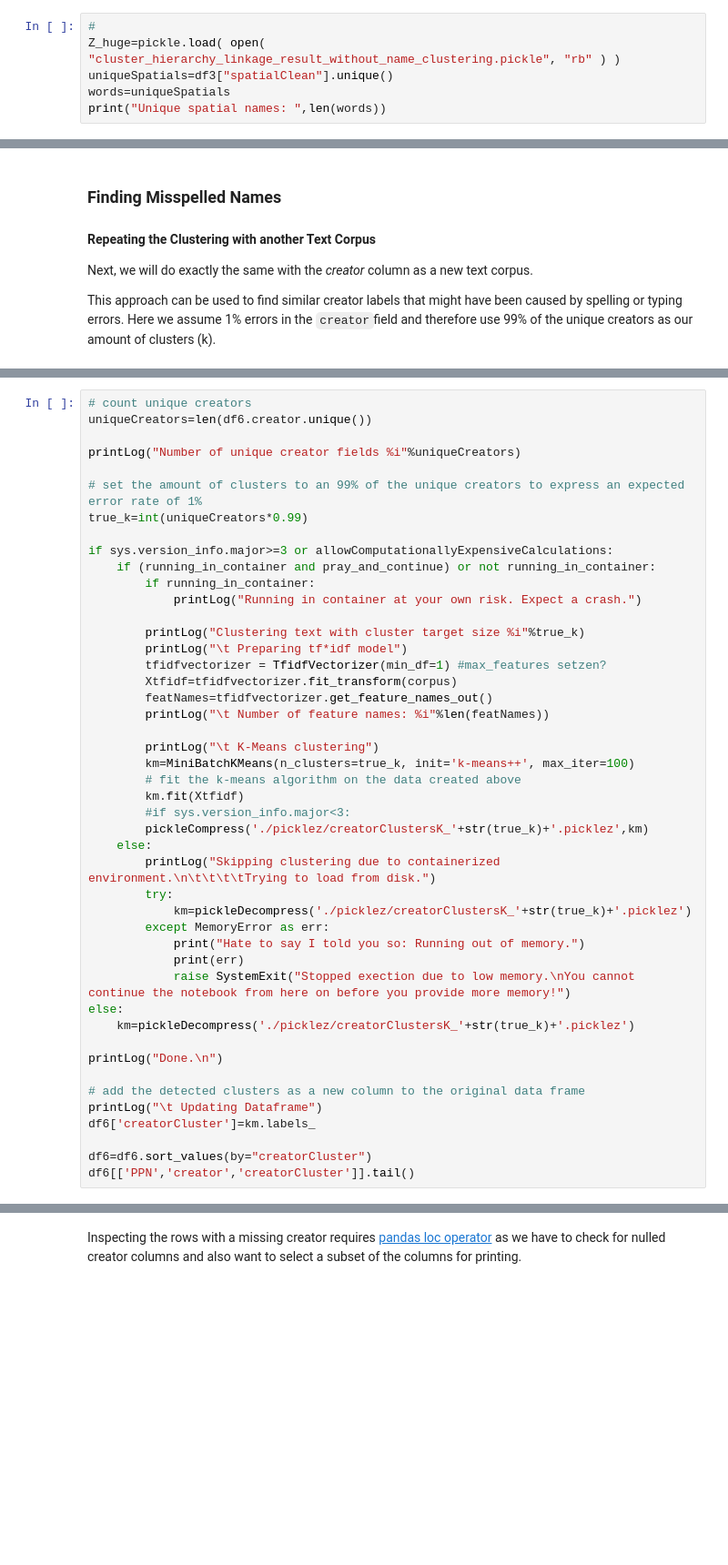
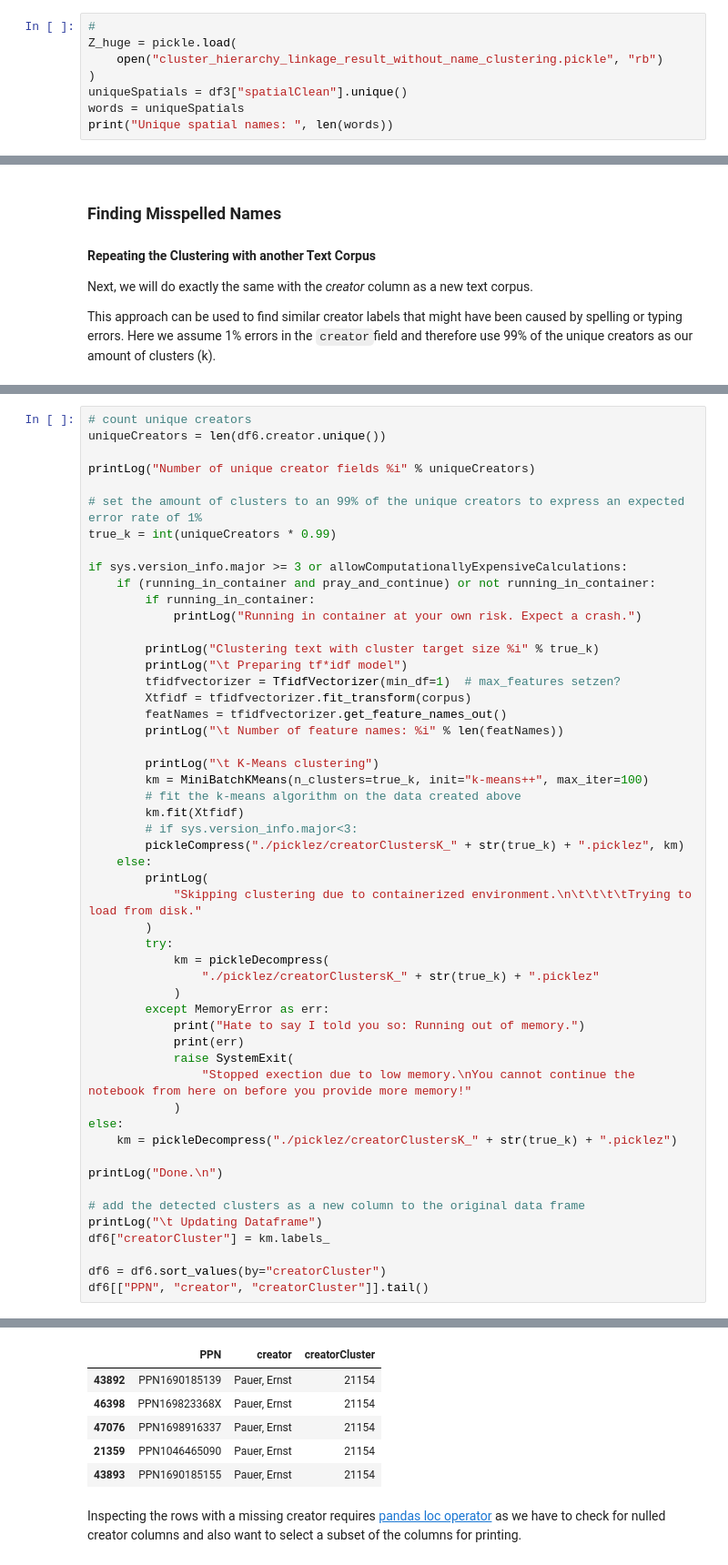
Before and after one commit to elektrobohemian/SBBrowse2018, a Jupyter notebook: DataProcessing.ipynb, the cells around one changed output, grey strips where cells are left out. Shown at 91% size. Cells and saved outputs as stored; diff of their text form; blank space fills up the shorter version.

```diff
--- a/DataProcessing.ipynb
+++ b/DataProcessing.ipynb
@@ -1566,10 +1647,12 @@ def getClusterID(data):
 __Safe to continue from here if you can provide 'cluster_hierarchy_linkage_result_without_name_clustering.pickle'__
 # %%
 #
-Z_huge=pickle.load( open( "cluster_hierarchy_linkage_result_without_name_clustering.pickle", "rb" ) )
-uniqueSpatials=df3["spatialClean"].unique()
-words=uniqueSpatials
-print("Unique spatial names: ",len(words))
+Z_huge = pickle.load(
+    open("cluster_hierarchy_linkage_result_without_name_clustering.pickle", "rb")
+)
+uniqueSpatials = df3["spatialClean"].unique()
+words = uniqueSpatials
+print("Unique spatial names: ", len(words))
 # %% [output]
 Unique spatial names:  4739
 # %%
@@ -2886,46 +3073,53 @@ corpus
 # %%
 # count unique creators
-uniqueCreators=len(df6.creator.unique())
+uniqueCreators = len(df6.creator.unique())
 
-printLog("Number of unique creator fields %i"%uniqueCreators)
+printLog("Number of unique creator fields %i" % uniqueCreators)
 
 # set the amount of clusters to an 99% of the unique creators to express an expected error rate of 1%
-true_k=int(uniqueCreators*0.99)
+true_k = int(uniqueCreators * 0.99)
 
-if sys.version_info.major>=3 or allowComputationallyExpensiveCalculations:
+if sys.version_info.major >= 3 or allowComputationallyExpensiveCalculations:
     if (running_in_container and pray_and_continue) or not running_in_container:
         if running_in_container:
             printLog("Running in container at your own risk. Expect a crash.")
 
-        printLog("Clustering text with cluster target size %i"%true_k)
+        printLog("Clustering text with cluster target size %i" % true_k)
         printLog("\t Preparing tf*idf model")
-        tfidfvectorizer = TfidfVectorizer(min_df=1) #max_features setzen?
-        Xtfidf=tfidfvectorizer.fit_transform(corpus)
-        featNames=tfidfvectorizer.get_feature_names_out()
-        printLog("\t Number of feature names: %i"%len(featNames))
+        tfidfvectorizer = TfidfVectorizer(min_df=1)  # max_features setzen?
+        Xtfidf = tfidfvectorizer.fit_transform(corpus)
+        featNames = tfidfvectorizer.get_feature_names_out()
+        printLog("\t Number of feature names: %i" % len(featNames))
 
         printLog("\t K-Means clustering")
-        km=MiniBatchKMeans(n_clusters=true_k, init='k-means++', max_iter=100)
+        km = MiniBatchKMeans(n_clusters=true_k, init="k-means++", max_iter=100)
         # fit the k-means algorithm on the data created above
         km.fit(Xtfidf)
-        #if sys.version_info.major<3:
-        pickleCompress('./picklez/creatorClustersK_'+str(true_k)+'.picklez',km)
+        # if sys.version_info.major<3:
+        pickleCompress("./picklez/creatorClustersK_" + str(true_k) + ".picklez", km)
     else:
-        printLog("Skipping clustering due to containerized environment.\n\t\t\t\tTrying to load from disk.")
+        printLog(
+            "Skipping clustering due to containerized environment.\n\t\t\t\tTrying to load from disk."
+        )
         try:
-            km=pickleDecompress('./picklez/creatorClustersK_'+str(true_k)+'.picklez')
+            km = pickleDecompress(
+                "./picklez/creatorClustersK_" + str(true_k) + ".picklez"
+            )
         except MemoryError as err:
             print("Hate to say I told you so: Running out of memory.")
             print(err)
-            raise SystemExit("Stopped exection due to low memory.\nYou cannot continue the notebook from here on before you provide more memory!")
+            raise SystemExit(
+                "Stopped exection due to low memory.\nYou cannot continue the notebook from here on before you provide more memory!"
+            )
 else:
-    km=pickleDecompress('./picklez/creatorClustersK_'+str(true_k)+'.picklez')
+    km = pickleDecompress("./picklez/creatorClustersK_" + str(true_k) + ".picklez")
 
 printLog("Done.\n")
 
 # add the detected clusters as a new column to the original data frame
 printLog("\t Updating Dataframe")
-df6['creatorCluster']=km.labels_
+df6["creatorCluster"] = km.labels_
 
-df6=df6.sort_values(by="creatorCluster")
-df6[['PPN','creator','creatorCluster']].tail()
+df6 = df6.sort_values(by="creatorCluster")
+df6[["PPN", "creator", "creatorCluster"]].tail()
+# %% [output]
@@ -2932,3 +3136,9 @@ df6[['PPN','creator','creatorCluster']].tail()
+|  | PPN | creator | creatorCluster |
+| 43892 | PPN1690185139 | Pauer, Ernst | 21154 |
+| 46398 | PPN169823368X | Pauer, Ernst | 21154 |
+| 47076 | PPN1698916337 | Pauer, Ernst | 21154 |
+| 21359 | PPN1046465090 | Pauer, Ernst | 21154 |
+| 43893 | PPN1690185155 | Pauer, Ernst | 21154 |
 # %% [markdown]
 Inspecting the rows with a missing creator requires [pandas loc operator](https://pandas.pydata.org/docs/getting_started/intro_tutorials/03_subset_data.html) as we have to check for nulled creator columns and also want to select a subset of the columns for printing.
 # %%
```
Also changed, not shown: parts of 89 cells of this notebook, 2 other files.
